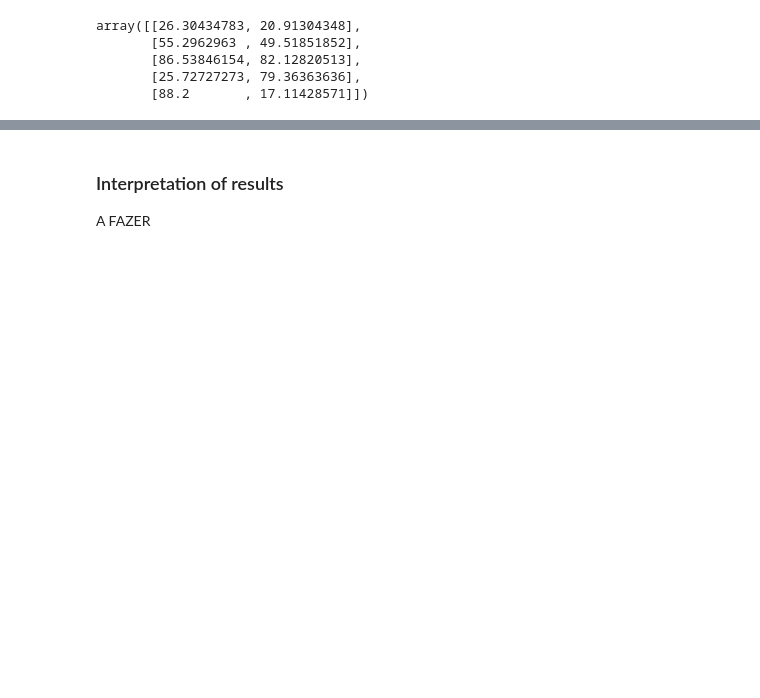
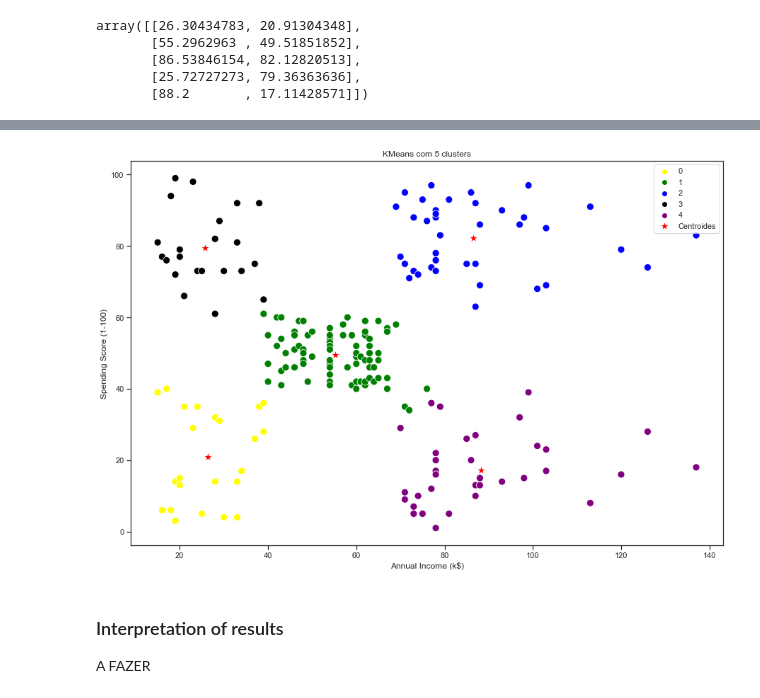
Before and after one commit to VictorSMonteiro/Projeto-Especial---Segmenta-ao-do-Clientes-, a Jupyter notebook: Teste Projeto.ipynb, the cells around one changed output, grey strips where cells are left out. Drawn from its saved outputs; the diff is of its cells as text; code cells hidden in the pictures; blank space fills up the shorter version.

```diff
--- a/Teste Projeto.ipynb
+++ b/Teste Projeto.ipynb
@@ -401,3 +405,15 @@ plt.show()
+# %%
+#   Utilizando seaborn
+sns.scatterplot(x = df['Annual Income (k$)'], y = df['Spending Score (1-100)'],
+                data=df , hue=Y, s=100,
+                palette=['yellow','green','blue','black','purple'])
+
+sns.scatterplot(x = centroides[:,0], y= centroides[:,1], color='red', marker='*', s=200, label="Centroides")
+#   Titulo do Gráfico
+plt.title('KMeans com 5 clusters')
+plt.show()
+# %% [output]
+[figure, added]
 # %% [markdown]
 ###  Interpretation of results
 
```
Also changed, not shown: parts of 17 cells of this notebook.
